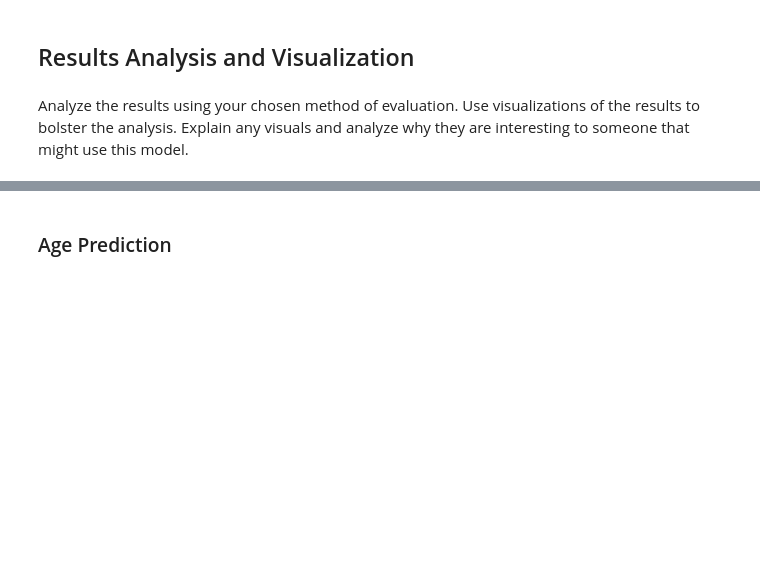
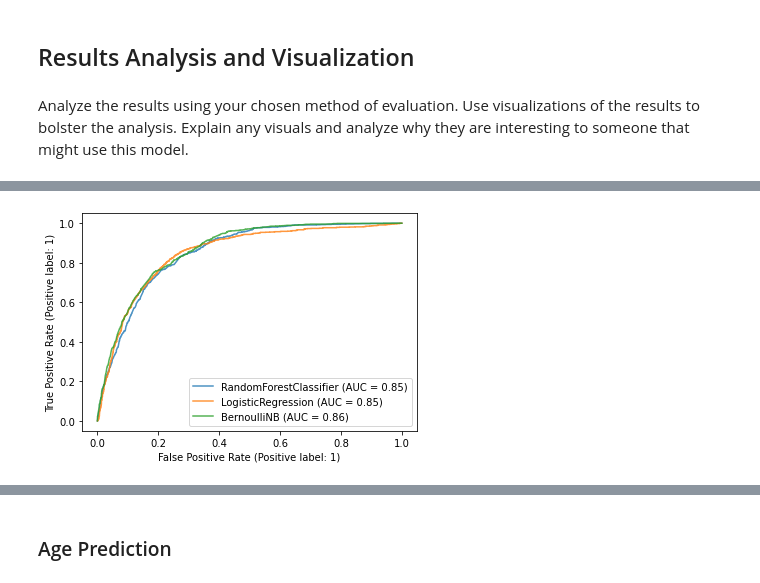
Before and after one commit to j-dominguez9/ML1_Proj1, a Jupyter notebook: Lab2/lab2 - Copy.ipynb, the cells around one changed output, grey strips where cells are left out. Saved outputs shown, nothing was run; the diff lists cells and outputs as text; code cells hidden in the pictures; blank space fills up the shorter version.

```diff
--- a/Lab2/lab2 - Copy.ipynb
+++ b/Lab2/lab2 - Copy.ipynb
@@ -573,0 +531,20 @@ plotly.offline.iplot(fig)
+# %%
+from sklearn.metrics import RocCurveDisplay
+
+#final models and ROC curve (code from sklearn documentation)
+rfc = RandomForestClassifier(random_state = 42, min_samples_leaf = 100, n_estimators = 50)
+rfc.fit(X_over, y_over)
+
+logreg = LogisticRegression(penalty='l2', C=1.0, class_weight=None, solver='liblinear' )
+logreg.fit(X_over, y_over)
+
+nb = BernoulliNB()
+nb.fit(X_over, y_over)
+
+ax = plt.gca()
+rfc_disp = RocCurveDisplay.from_estimator(rfc, X_test_over, y_test, ax=ax, alpha=0.8)
+log_disp = RocCurveDisplay.from_estimator(logreg, X_test_over, y_test, ax=ax, alpha=0.8)
+nb_disp = RocCurveDisplay.from_estimator(nb, X_test_over, y_test, ax=ax, alpha=0.8)
+plt.show()
+# %% [output]
+[figure, added]
```
Also changed, not shown: parts of 18 cells of this notebook.
